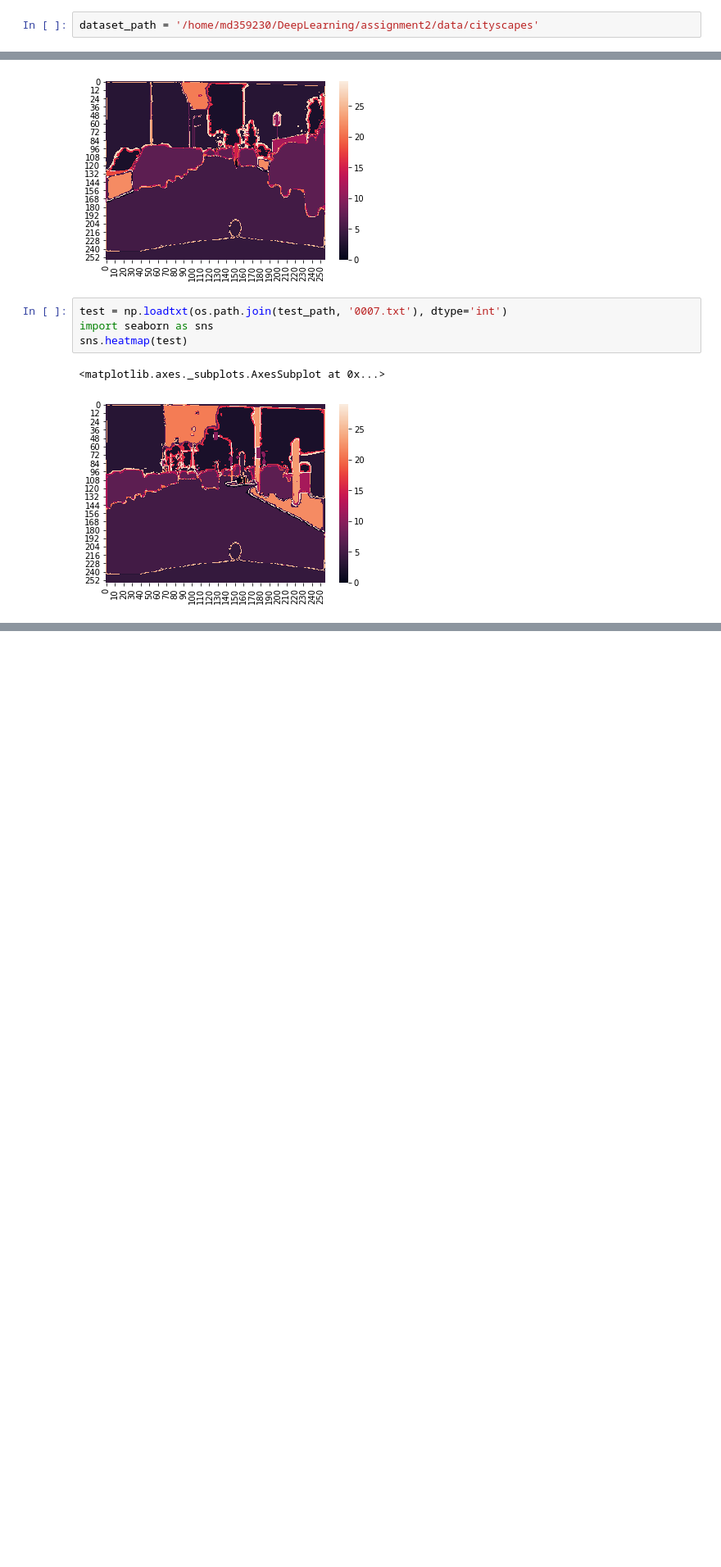
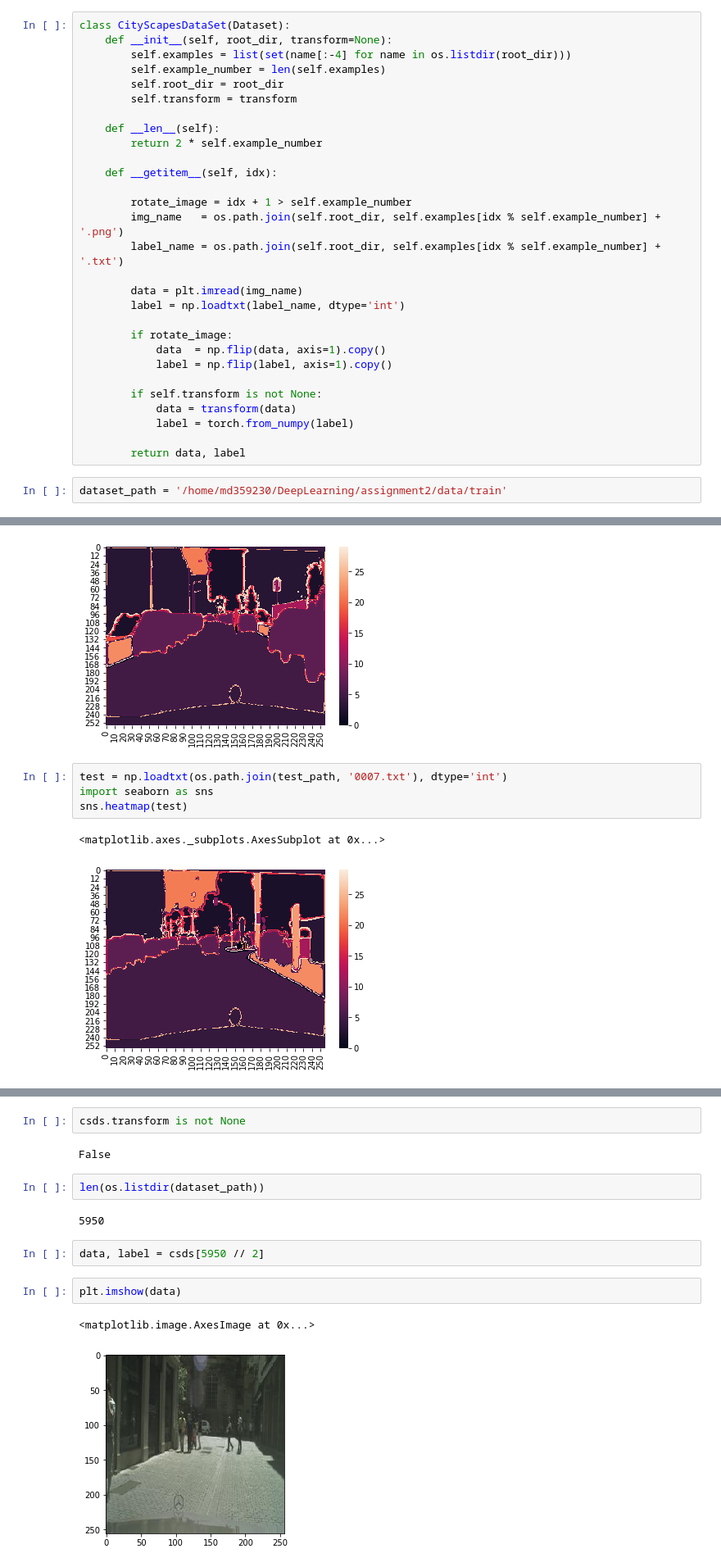
Before and after one commit to MDolinski/DeepLearning, a Jupyter notebook: assignment2/src/SecondTask.ipynb, the cells around one changed output, grey strips where cells are left out. Shown at 82% size. Drawn from its saved outputs; the diff is of its cells as text; blank space fills up the shorter version.

Commit message:
Adding data loading for Assignment 2

```diff
--- a/assignment2/src/SecondTask.ipynb
+++ b/assignment2/src/SecondTask.ipynb
@@ -152,2 +137,31 @@ class CityScapesDataSet(Dataset):
+# %%
+class CityScapesDataSet(Dataset):
+    def __init__(self, root_dir, transform=None):
+        self.examples = list(set(name[:-4] for name in os.listdir(root_dir)))
+        self.example_number = len(self.examples)
+        self.root_dir = root_dir
+        self.transform = transform
+
+    def __len__(self):
+        return 2 * self.example_number
+
+    def __getitem__(self, idx):
+
+        rotate_image = idx + 1 > self.example_number
+        img_name   = os.path.join(self.root_dir, self.examples[idx % self.example_number] + '.png')
+        label_name = os.path.join(self.root_dir, self.examples[idx % self.example_number] + '.txt')
+
+        data = plt.imread(img_name)
+        label = np.loadtxt(label_name, dtype='int')
+
+        if rotate_image:
+            data  = np.flip(data, axis=1).copy()
+            label = np.flip(label, axis=1).copy()
+
+        if self.transform is not None:
+            data = transform(data)
+            label = torch.from_numpy(label)
+
+        return data, label
 # %%
-dataset_path = '/home/md359230/DeepLearning/assignment2/data/cityscapes'
+dataset_path = '/home/md359230/DeepLearning/assignment2/data/train'
@@ -221,0 +246,15 @@ sns.heatmap(test)
+# %%
+csds.transform is not None
+# %% [output]
+False
+# %%
+len(os.listdir(dataset_path))
+# %% [output]
+5950
+# %%
+data, label = csds[5950 // 2]
+# %%
+plt.imshow(data)
+# %% [output]
+<matplotlib.image.AxesImage at 0x...>
+[figure, added]
```
Also changed, not shown: parts of 16 cells of this notebook.
